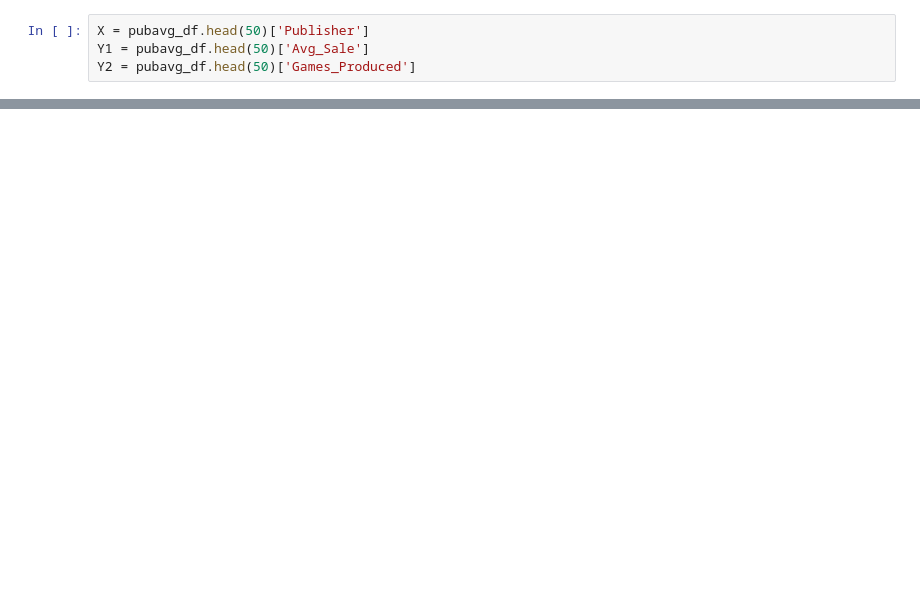
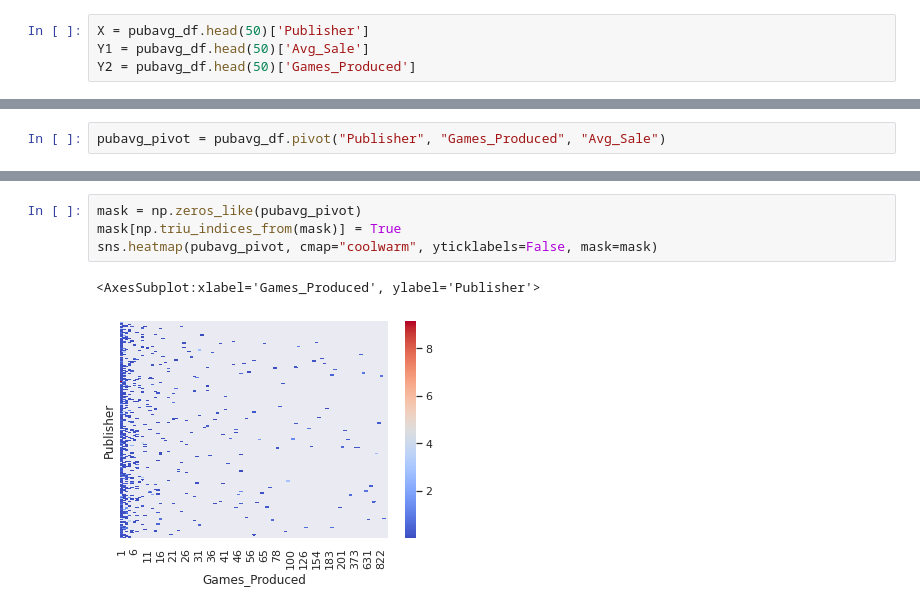
Before and after one commit to toastymcvoid/toastymcvoid.github.io, a Jupyter notebook: Final Project.ipynb, the cells around one changed output, grey strips where cells are left out. Drawn from its saved outputs; the diff is of its cells as text; blank space fills up the shorter version.

```diff
--- a/Final Project.ipynb
+++ b/Final Project.ipynb
@@ -108,0 +122,2 @@ plt.show()
+# %%
+pubavg_pivot = pubavg_df.pivot("Publisher", "Games_Produced", "Avg_Sale")
@@ -108,0 +140,7 @@ plt.show()
+# %%
+mask = np.zeros_like(pubavg_pivot)
+mask[np.triu_indices_from(mask)] = True
+sns.heatmap(pubavg_pivot, cmap="coolwarm", yticklabels=False, mask=mask)
+# %% [output]
+<AxesSubplot:xlabel='Games_Produced', ylabel='Publisher'>
+[figure, added]
```
Also changed, not shown: parts of 17 cells of this notebook.
